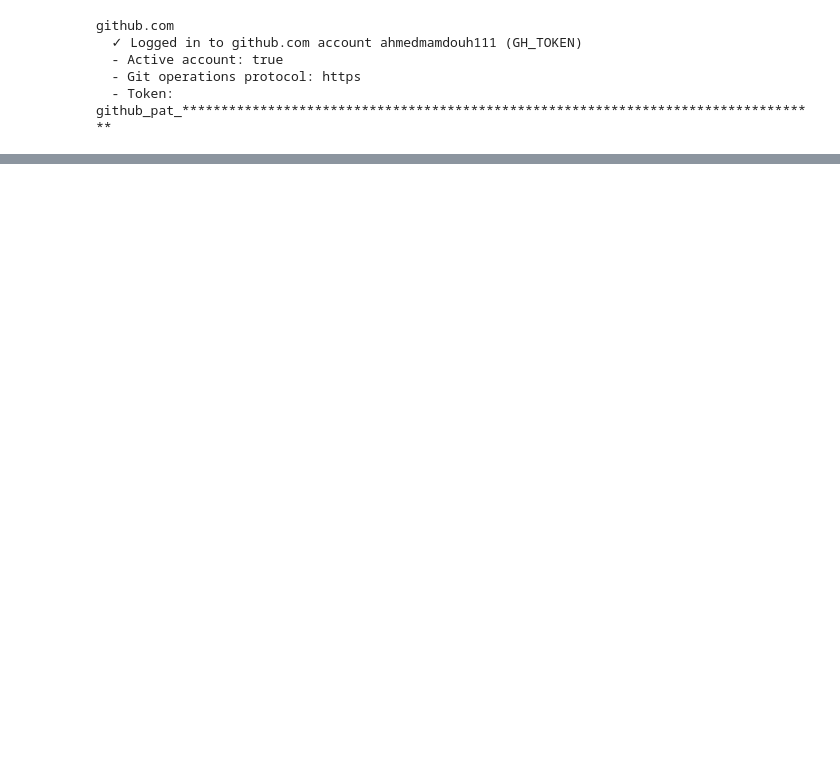
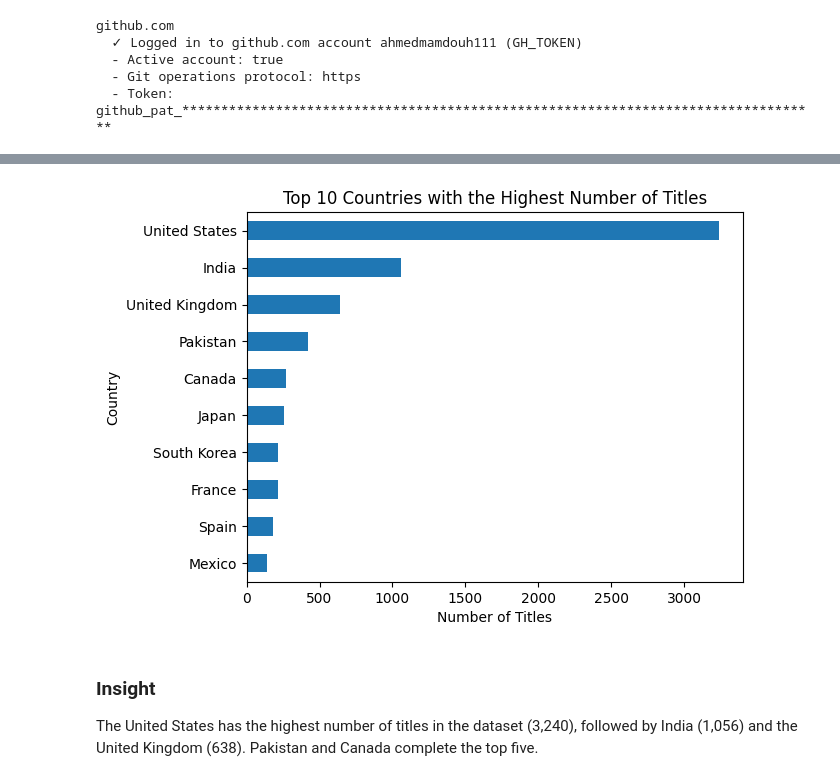
Before and after one commit to ahmedmamdouh111/Netflix-data-science-internship, a Jupyter notebook: Netflix_Data_Science_Internship.ipynb, the cells around one changed output, grey strips where cells are left out. Drawn from its saved outputs; the diff is of its cells as text; code cells hidden in the pictures; blank space fills up the shorter version.

```diff
--- a/Netflix_Data_Science_Internship.ipynb
+++ b/Netflix_Data_Science_Internship.ipynb
@@ -411,0 +468,3 @@ branch 'main' set up to track 'origin/main'.
+# %%
+country_counts = data.loc[data['country']!='Unknown','country'].value_counts()
+country_counts
@@ -411,0 +487,11 @@ branch 'main' set up to track 'origin/main'.
+# %%
+country_counts.head(10).sort_values().plot(kind='barh')
+plt.title('Top 10 Countries with the Highest Number of Titles')
+plt.xlabel('Number of Titles')
+plt.ylabel('Country')
+plt.show()
+# %% [output]
+[figure, added]
+# %% [markdown]
+### Insight
+The United States has the highest number of titles in the dataset (3,240), followed by India (1,056) and the United Kingdom (638). Pakistan and Canada complete the top five.
```
Also changed, not shown: parts of 44 cells of this notebook.
